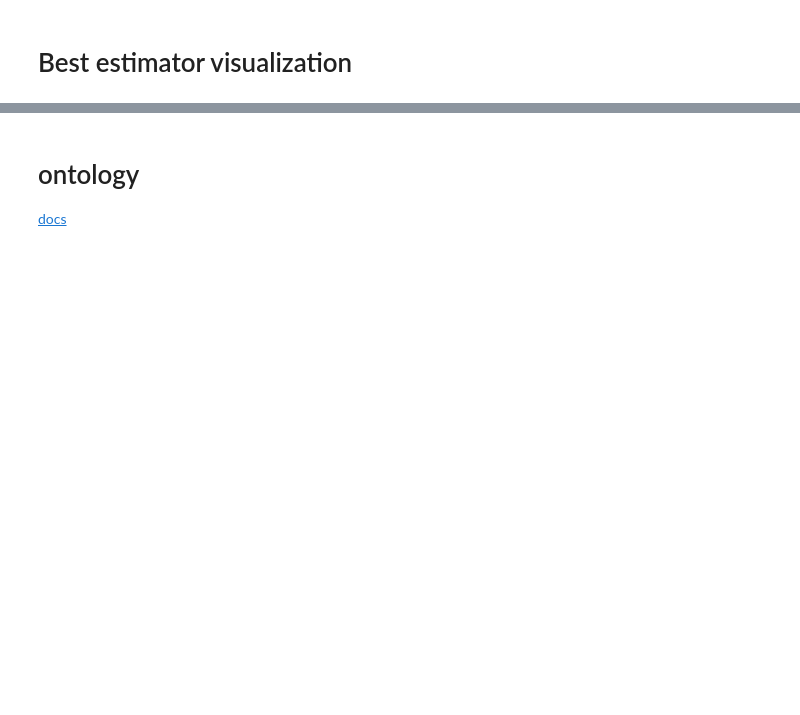
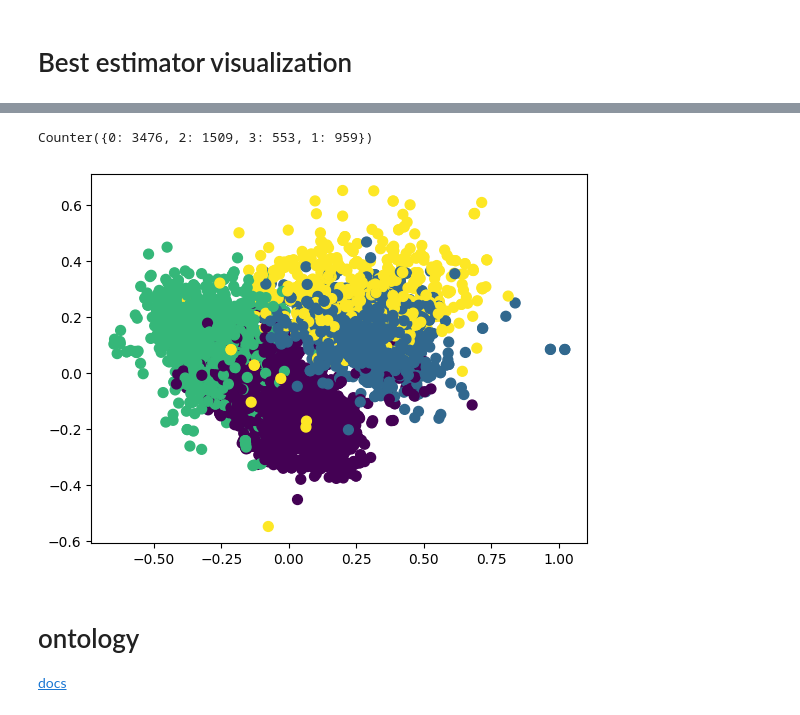
Before and after one commit to Ko4eBHuK/hybrid-intelligent-systems, a Jupyter notebook: HIS2.ipynb, the cells around one changed output, grey strips where cells are left out. Cells and saved outputs as stored; diff of their text form; code cells hidden in the pictures; blank space fills up the shorter version.

```diff
--- a/HIS2.ipynb
+++ b/HIS2.ipynb
@@ -163,6 +179,6 @@ plt.show()
 # %%
 optimization_results_sort = sorted(clustering_gs_result, key=lambda gs: gs[0], reverse=True)
-best_estimator = optimization_results_sort[0][1]
+best_estimator = optimization_results_sort[2][1]
 
 print(best_estimator.n_clusters_)
 print(best_estimator.linkage)
@@ -207,3 +223,24 @@ plt.show()
+# %%
+# TODO - add clusters visualization - https://scikit-learn.org/stable/auto_examples/decomposition/plot_pca_iris.html
+from collections import Counter
+
+Counter(best_estimator.labels_)
+# %% [output]
+Counter({0: 3476, 2: 1509, 3: 553, 1: 959})
+# %%
+from sklearn.decomposition import PCA
+
+pca = PCA(n_components=2)
+data_pca = pca.fit_transform(data)
+
+plt.scatter(
+    x=data_pca[:, 0],
+    y=data_pca[:, 1],
+    c=best_estimator.labels_,
+    s=50
+);
+# %% [output]
+[figure, added]
 # %% [markdown]
 # ontology
 [docs](https://owlready2.readthedocs.io/en/v0.42/class.html#querying-individual-relations)
```
Also changed, not shown: parts of 15 cells of this notebook.
